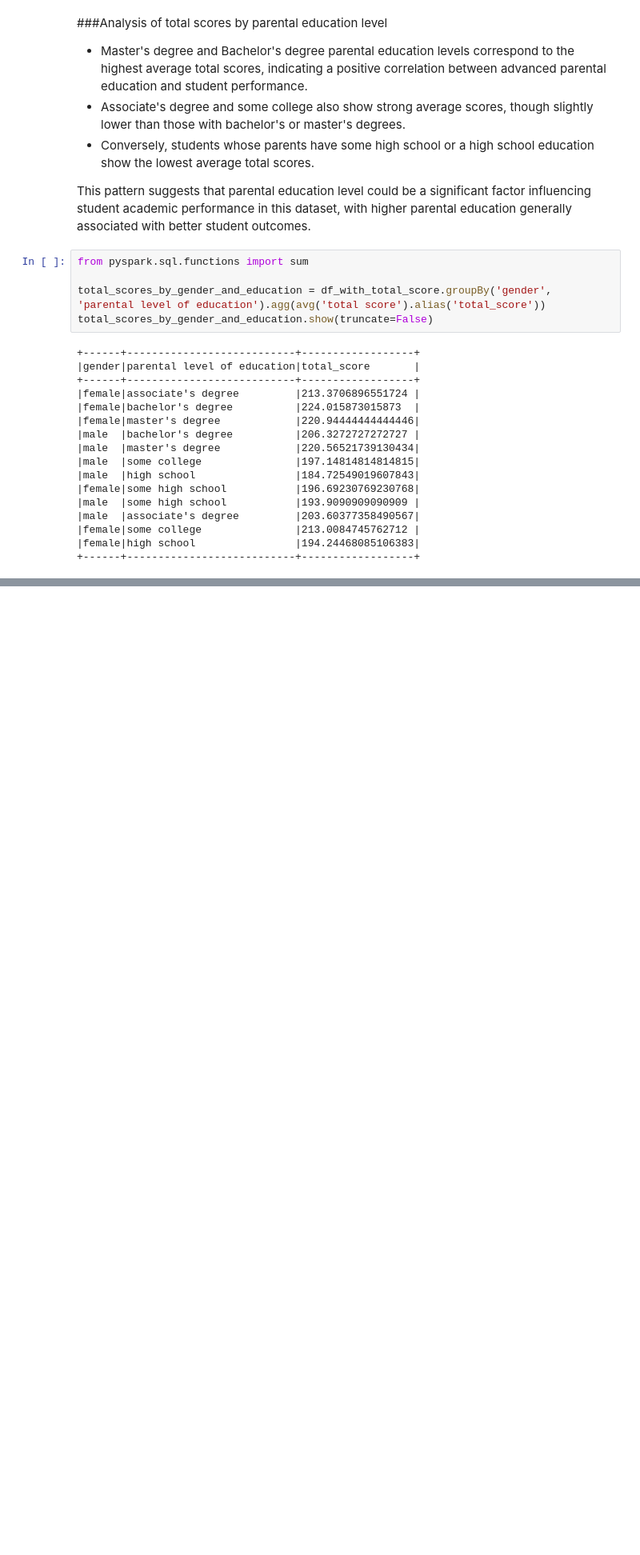
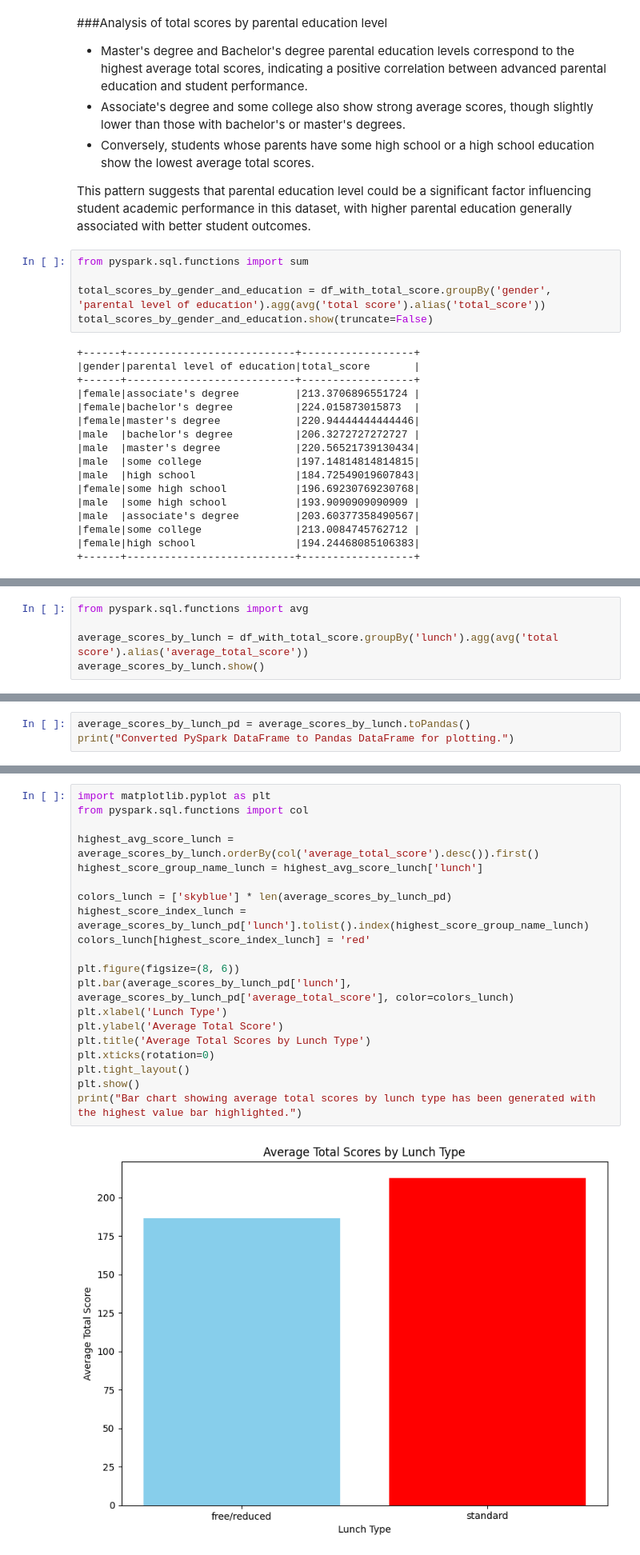
Before and after one commit to zakariaouali16/DataAnalysis, a Jupyter notebook: Student_Performance.ipynb, the cells around one changed output, grey strips where cells are left out. Shown at 80% size. Cells and saved outputs as stored; diff of their text form; blank space fills up the shorter version.

```diff
--- a/Student_Performance.ipynb
+++ b/Student_Performance.ipynb
@@ -273,0 +297,5 @@ total_scores_by_gender_and_education.show(truncate=False)
+# %%
+from pyspark.sql.functions import avg
+
+average_scores_by_lunch = df_with_total_score.groupBy('lunch').agg(avg('total score').alias('average_total_score'))
+average_scores_by_lunch.show()
@@ -273,0 +317,3 @@ total_scores_by_gender_and_education.show(truncate=False)
+# %%
+average_scores_by_lunch_pd = average_scores_by_lunch.toPandas()
+print("Converted PySpark DataFrame to Pandas DataFrame for plotting.")
@@ -273,0 +325,22 @@ total_scores_by_gender_and_education.show(truncate=False)
+# %%
+import matplotlib.pyplot as plt
+from pyspark.sql.functions import col
+
+highest_avg_score_lunch = average_scores_by_lunch.orderBy(col('average_total_score').desc()).first()
+highest_score_group_name_lunch = highest_avg_score_lunch['lunch']
+
+colors_lunch = ['skyblue'] * len(average_scores_by_lunch_pd)
+highest_score_index_lunch = average_scores_by_lunch_pd['lunch'].tolist().index(highest_score_group_name_lunch)
+colors_lunch[highest_score_index_lunch] = 'red'
+
+plt.figure(figsize=(8, 6))
+plt.bar(average_scores_by_lunch_pd['lunch'], average_scores_by_lunch_pd['average_total_score'], color=colors_lunch)
+plt.xlabel('Lunch Type')
+plt.ylabel('Average Total Score')
+plt.title('Average Total Scores by Lunch Type')
+plt.xticks(rotation=0)
+plt.tight_layout()
+plt.show()
+print("Bar chart showing average total scores by lunch type has been generated with the highest value bar highlighted.")
+# %% [output]
+[figure, added]
```
Also changed, not shown: parts of 62 cells of this notebook.
